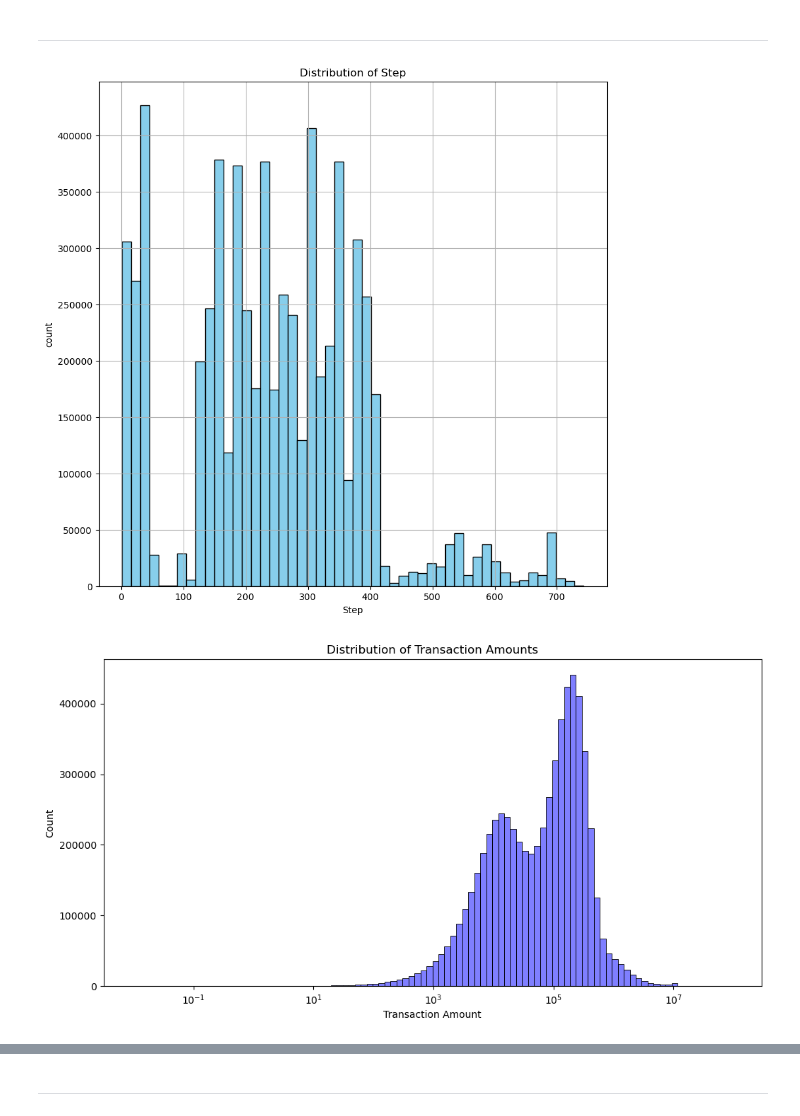
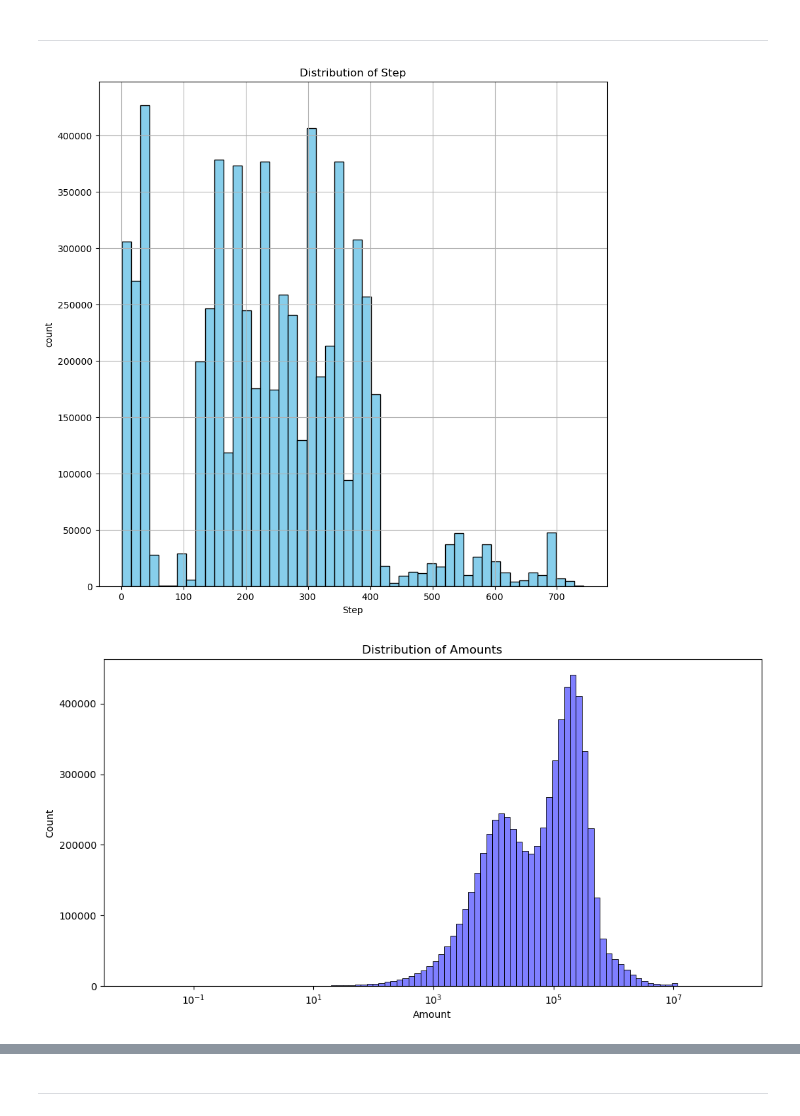
Before and after one commit to GClark89/Financial_fraud_machine, a Jupyter notebook: EDA.ipynb, the cells around one changed output, grey strips where cells are left out. Drawn from its saved outputs; the diff is of its cells as text; code cells hidden in the pictures.

```diff
--- a/EDA.ipynb
+++ b/EDA.ipynb
@@ -341,22 +341,22 @@ plt.show()
 # %%
 #Not sure if i will use this
 #sns.histplot(data= df, bins = 50, color= 'skyblue', edgecolor= 'black')
 df['step'].hist(bins=50, color='skyblue', edgecolor='black')
 plt.title("Distribution of Step")
 plt.xlabel("Step")
 plt.ylabel("count")
 
 plt.figure(figsize=(12, 6))
 sns.histplot(df['amount'], bins=100, kde=True, log_scale=True, color='blue')
-plt.title('Distribution of Transaction Amounts')
-plt.xlabel('Transaction Amount')
+plt.title('Distribution of Amounts')
+plt.xlabel('Amount')
 plt.ylabel('Count')
 plt.show()
 
 ##plt.show()
 # %% [output]
 [figure]
-[figure, old version]
+[figure, new version]
 # %% [markdown]
 ## **Results**
 
```
Also changed, not shown: parts of 3 cells of this notebook.
